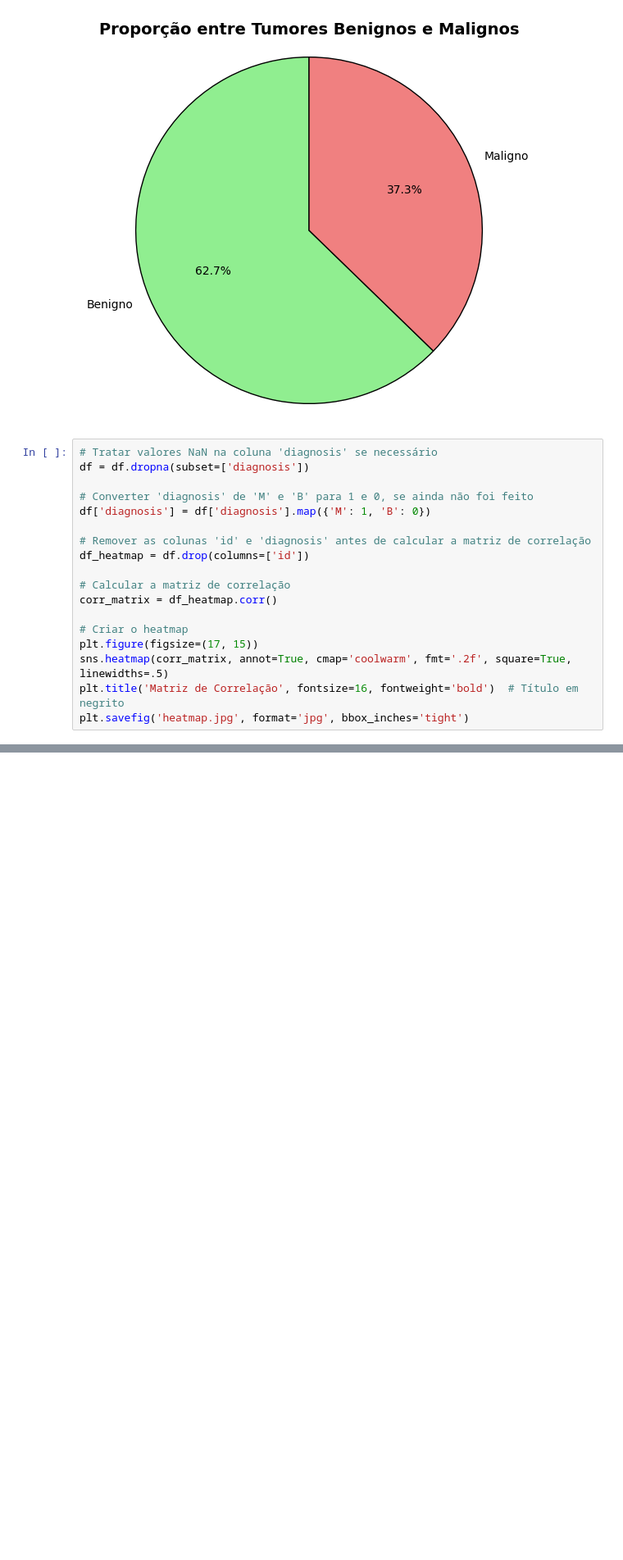
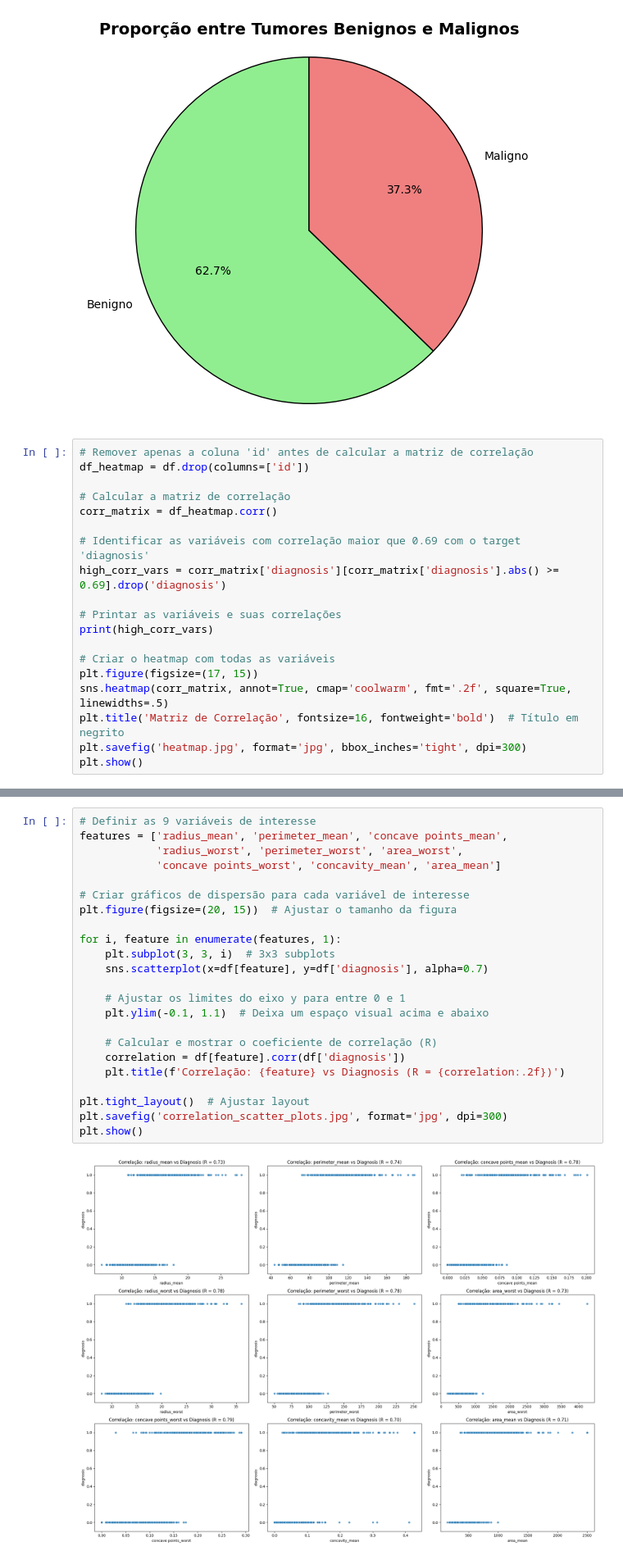
Before and after one commit to GabrielGoncalvesG/Projeto-Aplicado-I, a Jupyter notebook: Projeto_Aplicado.ipynb, the cells around one changed output, grey strips where cells are left out. Shown at 82% size. Saved outputs shown, nothing was run; the diff lists cells and outputs as text; blank space fills up the shorter version.

```diff
--- a/Projeto_Aplicado.ipynb
+++ b/Projeto_Aplicado.ipynb
@@ -152,21 +159,22 @@ plt.show()
 # %% [output]
 [figure]
 # %%
-# Tratar valores NaN na coluna 'diagnosis' se necessário
-df = df.dropna(subset=['diagnosis'])
-
-# Converter 'diagnosis' de 'M' e 'B' para 1 e 0, se ainda não foi feito
-df['diagnosis'] = df['diagnosis'].map({'M': 1, 'B': 0})
-
-# Remover as colunas 'id' e 'diagnosis' antes de calcular a matriz de correlação
+# Remover apenas a coluna 'id' antes de calcular a matriz de correlação
 df_heatmap = df.drop(columns=['id'])
 
 # Calcular a matriz de correlação
 corr_matrix = df_heatmap.corr()
 
-# Criar o heatmap
+# Identificar as variáveis com correlação maior que 0.69 com o target 'diagnosis'
+high_corr_vars = corr_matrix['diagnosis'][corr_matrix['diagnosis'].abs() >= 0.69].drop('diagnosis')
+
+# Printar as variáveis e suas correlações
+print(high_corr_vars)
+
+# Criar o heatmap com todas as variáveis
 plt.figure(figsize=(17, 15))
 sns.heatmap(corr_matrix, annot=True, cmap='coolwarm', fmt='.2f', square=True, linewidths=.5)
 plt.title('Matriz de Correlação', fontsize=16, fontweight='bold')  # Título em negrito
-plt.savefig('heatmap.jpg', format='jpg', bbox_inches='tight')
+plt.savefig('heatmap.jpg', format='jpg', bbox_inches='tight', dpi=300)
+plt.show()
 # %% [output]
@@ -173 +191,26 @@ plt.savefig('heatmap.jpg', format='jpg', bbox_inches='tight')
 [figure]
+# %%
+# Definir as 9 variáveis de interesse
+features = ['radius_mean', 'perimeter_mean', 'concave points_mean',
+            'radius_worst', 'perimeter_worst', 'area_worst',
+            'concave points_worst', 'concavity_mean', 'area_mean']
+
+# Criar gráficos de dispersão para cada variável de interesse
+plt.figure(figsize=(20, 15))  # Ajustar o tamanho da figura
+
+for i, feature in enumerate(features, 1):
+    plt.subplot(3, 3, i)  # 3x3 subplots
+    sns.scatterplot(x=df[feature], y=df['diagnosis'], alpha=0.7)
+
+    # Ajustar os limites do eixo y para entre 0 e 1
+    plt.ylim(-0.1, 1.1)  # Deixa um espaço visual acima e abaixo
+
+    # Calcular e mostrar o coeficiente de correlação (R)
+    correlation = df[feature].corr(df['diagnosis'])
+    plt.title(f'Correlação: {feature} vs Diagnosis (R = {correlation:.2f})')
+
+plt.tight_layout()  # Ajustar layout
+plt.savefig('correlation_scatter_plots.jpg', format='jpg', dpi=300)
+plt.show()
+# %% [output]
+[figure, added]
```
Also changed, not shown: parts of 8 cells of this notebook.
